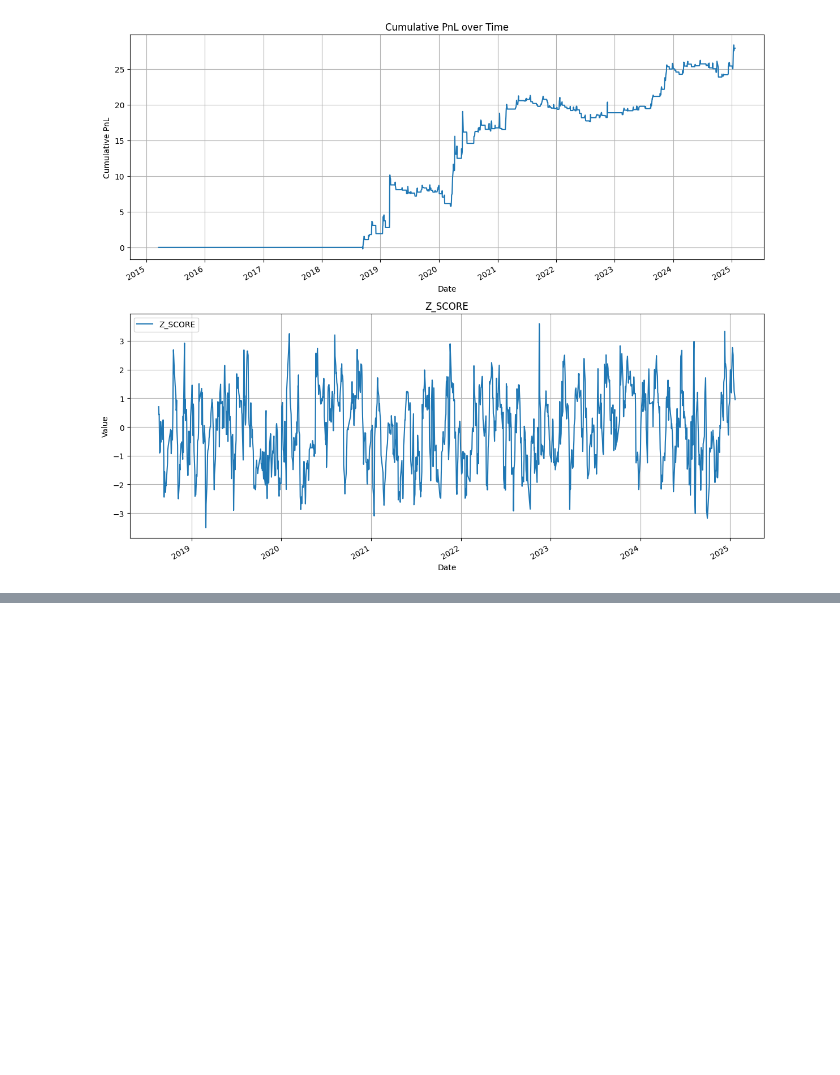
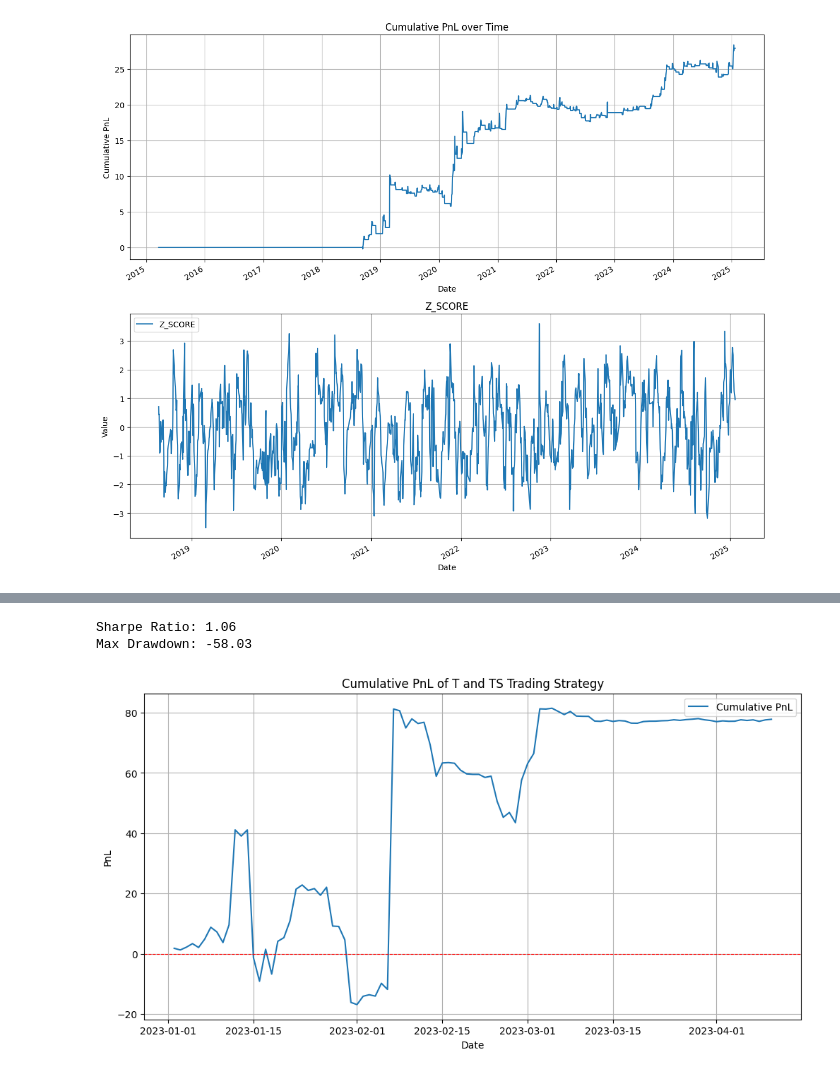
Before and after one commit to yanzhizhang/FICC_QIS, a Jupyter notebook: future_arb/T_TF.ipynb, the cells around one changed output, grey strips where cells are left out. Cells and saved outputs as stored; diff of their text form; code cells hidden in the pictures; blank space fills up the shorter version.

```diff
--- a/future_arb/T_TF.ipynb
+++ b/future_arb/T_TF.ipynb
@@ -809,0 +738,57 @@ strat_1
+# %%
+import pandas as pd
+import numpy as np
+
+# Assume we have T and TS prices, and signals generated by the model
+df = pd.DataFrame({
+    'Date': pd.date_range(start='2023-01-01', periods=100, freq='D'),
+    'T_Prices': np.cumsum(np.random.normal(0, 1, 100)),  # Simulated T prices
+    'TS_Prices': np.cumsum(np.random.normal(0, 1, 100)),  # Simulated TS prices
+    'Signal': np.random.choice([0, 1], size=100)  # Random signals (1 = short T, long TS)
+})
+df.set_index('Date', inplace=True)
+
+# Define position ratios
+T_ratio = 1
+TS_ratio = 3.75
+
+# Calculate daily returns
+df['T_Returns'] = df['T_Prices'].pct_change()
+df['TS_Returns'] = df['TS_Prices'].pct_change()
+
+# Initialize positions based on the signal
+df['T_Position'] = np.where(df['Signal'] == 1, -T_ratio, T_ratio)
+df['TS_Position'] = np.where(df['Signal'] == 1, TS_ratio, -TS_ratio)
+
+# Calculate daily PnL
+df['T_PnL'] = df['T_Position'] * df['T_Returns']
+df['TS_PnL'] = df['TS_Position'] * df['TS_Returns']
+df['Daily_PnL'] = df['T_PnL'] + df['TS_PnL']
+
+# Calculate cumulative PnL
+df['Cumulative_PnL'] = df['Daily_PnL'].cumsum()
+
+# Calculate portfolio statistics
+sharpe_ratio = df['Daily_PnL'].mean() / df['Daily_PnL'].std() * np.sqrt(252)  # Annualized Sharpe ratio
+max_drawdown = (df['Cumulative_PnL'] - df['Cumulative_PnL'].cummax()).min()  # Maximum drawdown
+
+# Display results
+print(f"Sharpe Ratio: {sharpe_ratio:.2f}")
+print(f"Max Drawdown: {max_drawdown:.2f}")
+
+# Plot cumulative PnL
+import matplotlib.pyplot as plt
+
+plt.figure(figsize=(12, 6))
+plt.plot(df['Cumulative_PnL'], label='Cumulative PnL')
+plt.axhline(0, color='red', linestyle='--', linewidth=0.8)
+plt.title('Cumulative PnL of T and TS Trading Strategy')
+plt.xlabel('Date')
+plt.ylabel('PnL')
+plt.legend()
+plt.grid(True)
+plt.show()
+# %% [output]
+Sharpe Ratio: 1.06
+Max Drawdown: -58.03
+[figure, added]
```
Also changed, not shown: parts of 10 cells of this notebook, 2 other files.
